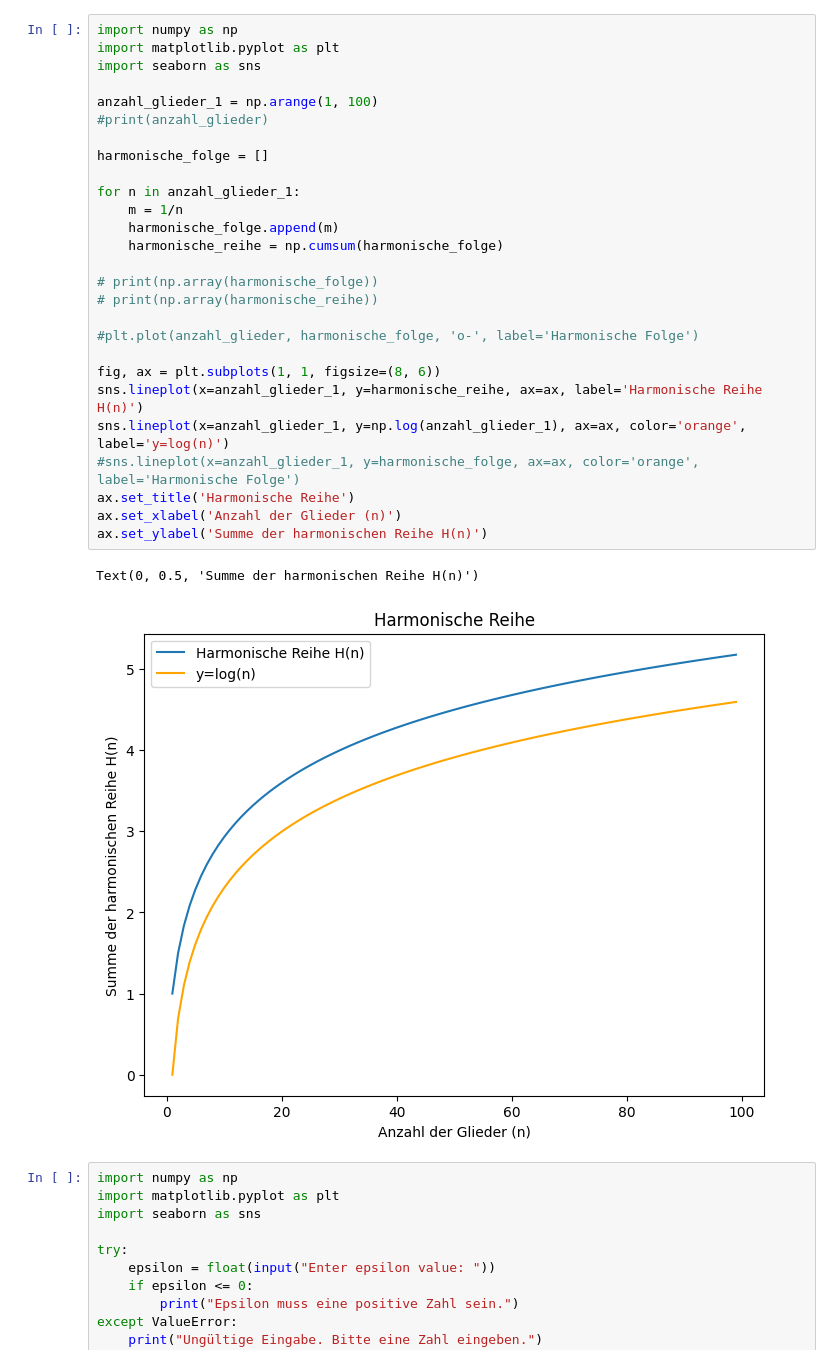
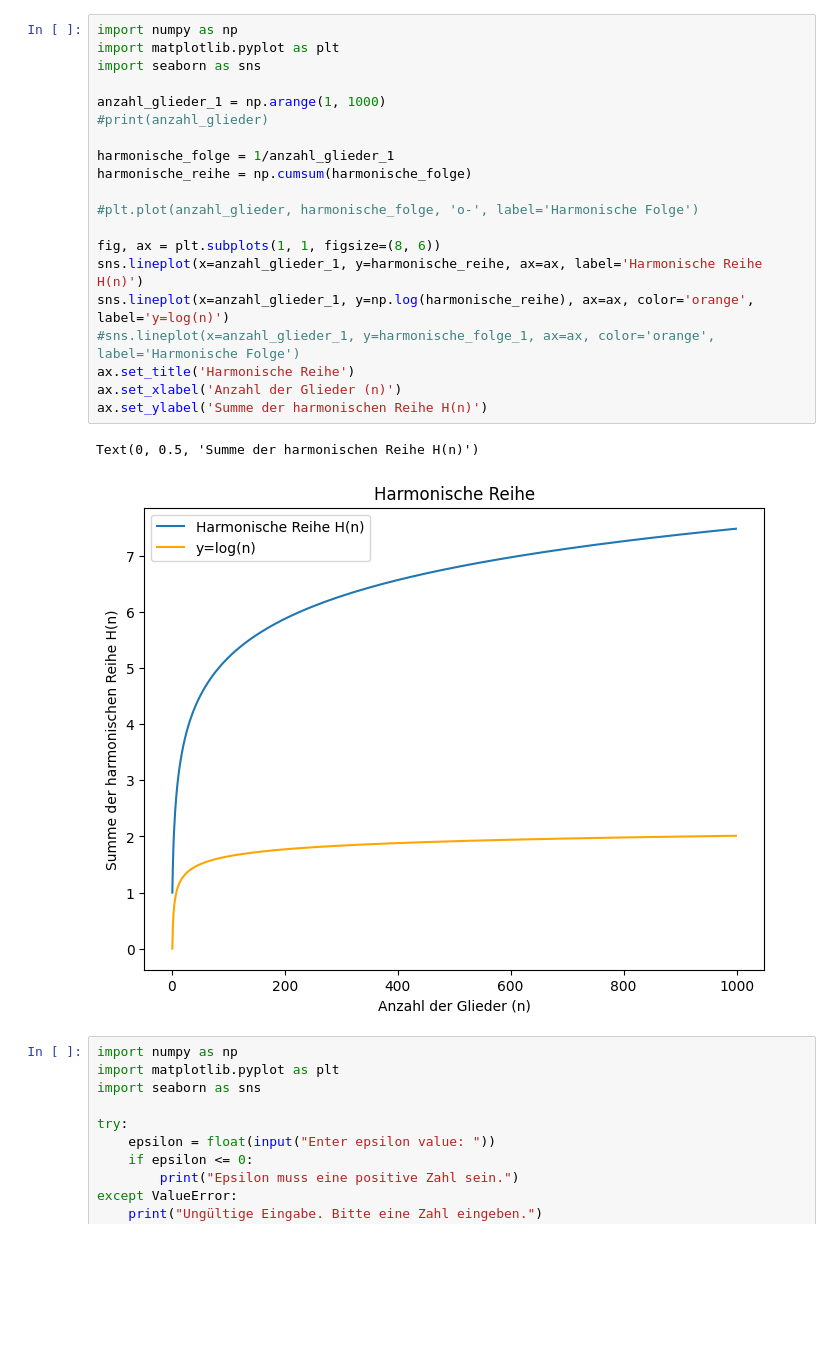
Before and after one commit to pauljado/math_practice, a Jupyter notebook: convergenc_plot.ipynb, the cells around one changed output. Saved outputs shown, nothing was run; the diff lists cells and outputs as text; blank space fills up the shorter version.

Commit message:
Vereinfachen Berechnung Folge/Reihe mit numpy array

```diff
--- a/convergenc_plot.ipynb
+++ b/convergenc_plot.ipynb
@@ -1,33 +1,26 @@
 # %%
 import numpy as np
 import matplotlib.pyplot as plt
 import seaborn as sns
 
-anzahl_glieder_1 = np.arange(1, 100)
+anzahl_glieder_1 = np.arange(1, 1000)
 #print(anzahl_glieder)
 
-harmonische_folge = []
-
-for n in anzahl_glieder_1:
-    m = 1/n
-    harmonische_folge.append(m)
-    harmonische_reihe = np.cumsum(harmonische_folge)
-
-# print(np.array(harmonische_folge))
-# print(np.array(harmonische_reihe))
+harmonische_folge = 1/anzahl_glieder_1
+harmonische_reihe = np.cumsum(harmonische_folge)
 
 #plt.plot(anzahl_glieder, harmonische_folge, 'o-', label='Harmonische Folge')
 
 fig, ax = plt.subplots(1, 1, figsize=(8, 6))
 sns.lineplot(x=anzahl_glieder_1, y=harmonische_reihe, ax=ax, label='Harmonische Reihe H(n)')
-sns.lineplot(x=anzahl_glieder_1, y=np.log(anzahl_glieder_1), ax=ax, color='orange', label='y=log(n)')
-#sns.lineplot(x=anzahl_glieder_1, y=harmonische_folge, ax=ax, color='orange', label='Harmonische Folge')
+sns.lineplot(x=anzahl_glieder_1, y=np.log(harmonische_reihe), ax=ax, color='orange', label='y=log(n)')
+#sns.lineplot(x=anzahl_glieder_1, y=harmonische_folge_1, ax=ax, color='orange', label='Harmonische Folge')
 ax.set_title('Harmonische Reihe')
 ax.set_xlabel('Anzahl der Glieder (n)')
 ax.set_ylabel('Summe der harmonischen Reihe H(n)')
 # %% [output]
 Text(0, 0.5, 'Summe der harmonischen Reihe H(n)')
-[figure, old version]
+[figure, new version]
 # %%
 import numpy as np
 import matplotlib.pyplot as plt
```
